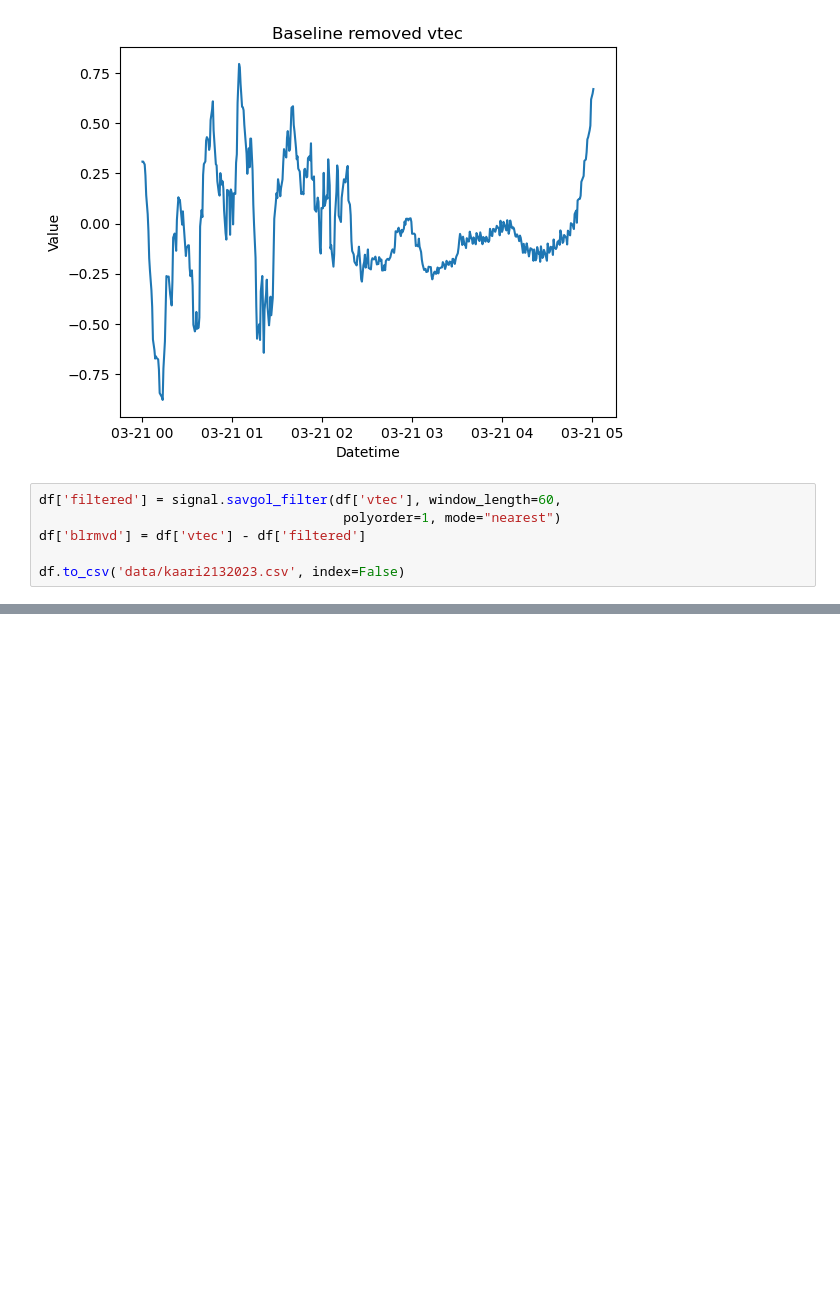
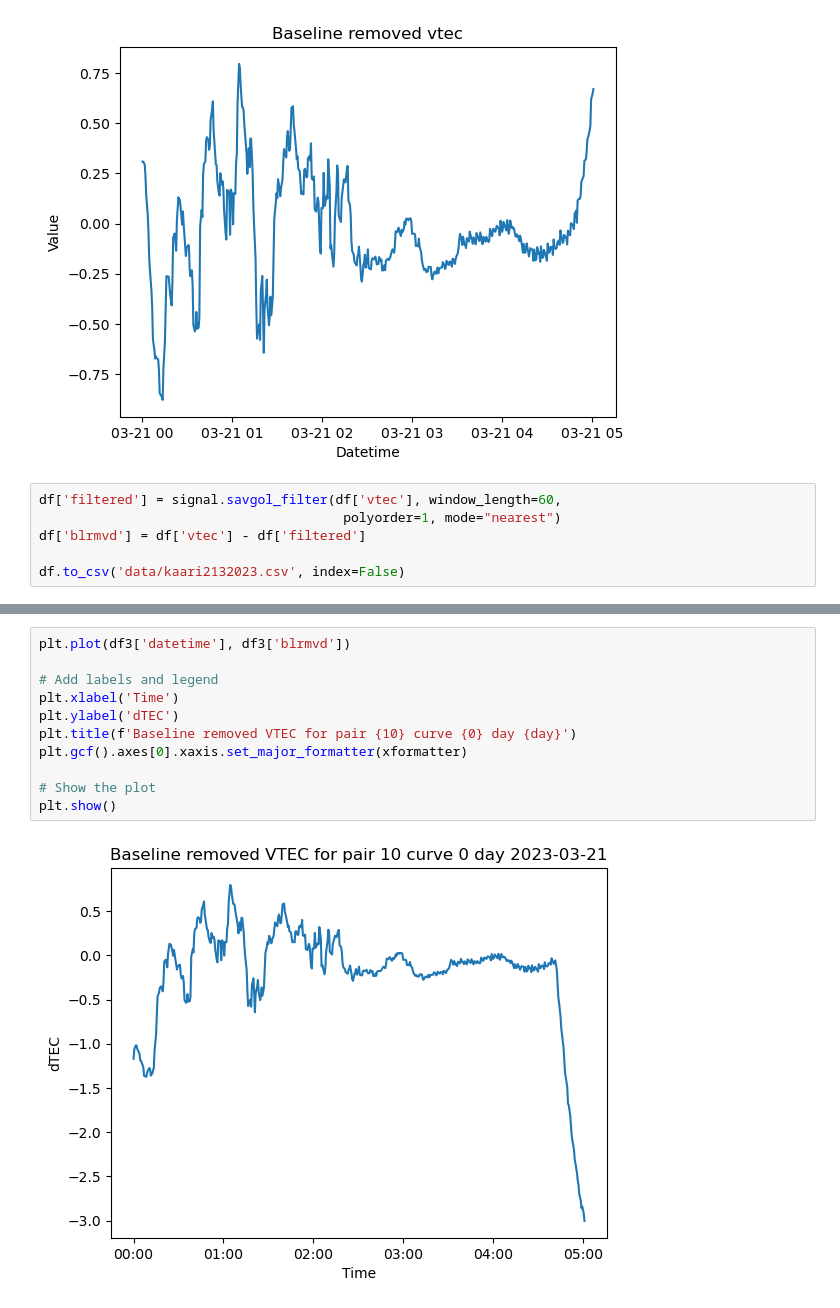
Before and after one commit to kuhaonmaraani/gradu, a Jupyter notebook: vanhat/kaarihaku.ipynb, the cells around one changed output, grey strips where cells are left out. Saved outputs shown, nothing was run; the diff lists cells and outputs as text; blank space fills up the shorter version.

```diff
--- a/vanhat/kaarihaku.ipynb
+++ b/vanhat/kaarihaku.ipynb
@@ -200,0 +275,13 @@ df.to_csv('data/kaari2132023.csv', index=False)
+# %%
+plt.plot(df3['datetime'], df3['blrmvd'])
+
+# Add labels and legend
+plt.xlabel('Time')
+plt.ylabel('dTEC')
+plt.title(f'Baseline removed VTEC for pair {10} curve {0} day {day}')
+plt.gcf().axes[0].xaxis.set_major_formatter(xformatter)
+
+# Show the plot
+plt.show()
+# %% [output]
+[figure, added]
```
Also changed, not shown: parts of 5 cells of this notebook, 6 other files.
